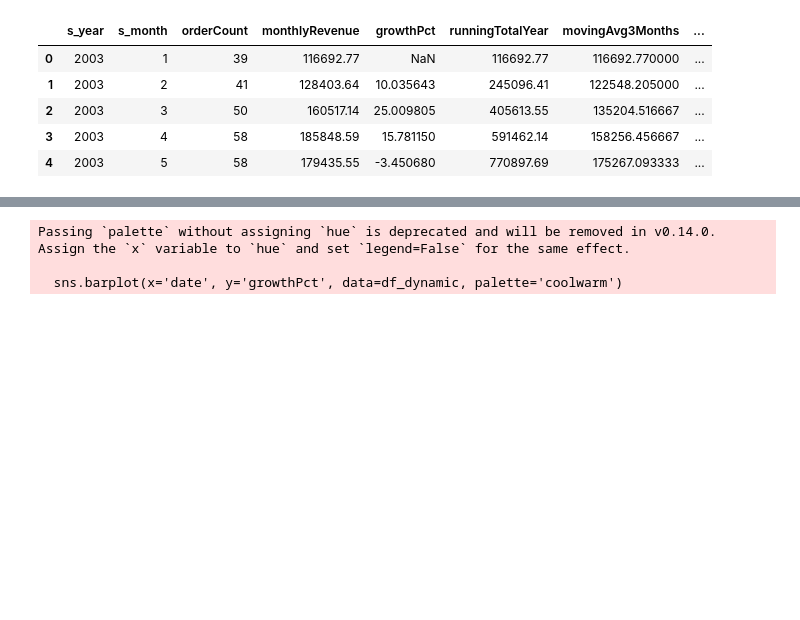
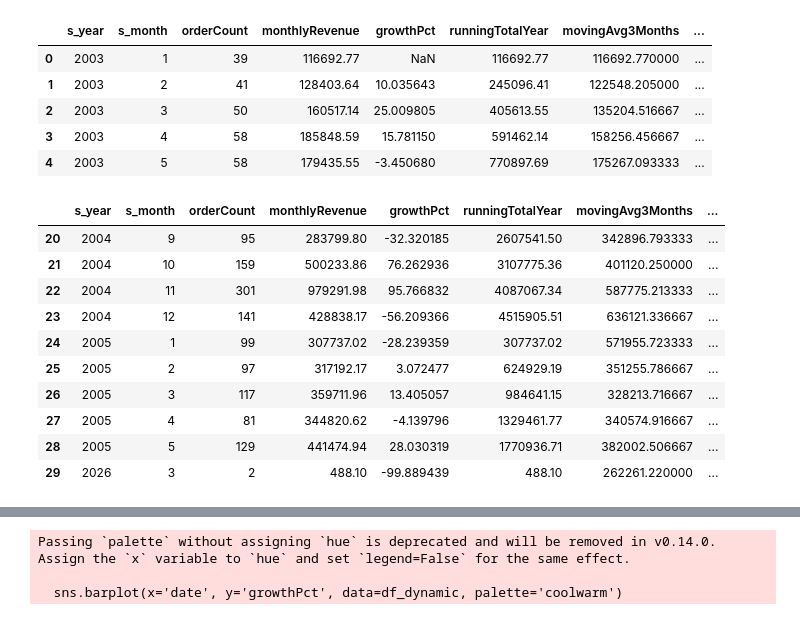
Before and after one commit to switlanakostyuk-ctrl/Apollo, a Jupyter notebook: my_script.ipynb, the cells around one changed output, grey strips where cells are left out. Drawn from its saved outputs; the diff is of its cells as text; code cells hidden in the pictures; blank space fills up the shorter version.

```diff
--- a/my_script.ipynb
+++ b/my_script.ipynb
@@ -439,3 +319,18 @@ display(df_dynamic.head())
 | 2 | 2003 | 3 | 50 | 160517.14 | 25.009805 | 405613.55 | 135204.516667 | ... |
 | 3 | 2003 | 4 | 58 | 185848.59 | 15.781150 | 591462.14 | 158256.456667 | ... |
 | 4 | 2003 | 5 | 58 | 179435.55 | -3.450680 | 770897.69 | 175267.093333 | ... |
+# %%
+df_dynamic['date'] = pd.to_datetime(df_dynamic['date'])
+df_dynamic.sort_values('date').tail(10)
+# %% [output]
+|  | s_year | s_month | orderCount | monthlyRevenue | growthPct | runningTotalYear | movingAvg3Months | ... |
+| 20 | 2004 | 9 | 95 | 283799.80 | -32.320185 | 2607541.50 | 342896.793333 | ... |
+| 21 | 2004 | 10 | 159 | 500233.86 | 76.262936 | 3107775.36 | 401120.250000 | ... |
+| 22 | 2004 | 11 | 301 | 979291.98 | 95.766832 | 4087067.34 | 587775.213333 | ... |
+| 23 | 2004 | 12 | 141 | 428838.17 | -56.209366 | 4515905.51 | 636121.336667 | ... |
+| 24 | 2005 | 1 | 99 | 307737.02 | -28.239359 | 307737.02 | 571955.723333 | ... |
+| 25 | 2005 | 2 | 97 | 317192.17 | 3.072477 | 624929.19 | 351255.786667 | ... |
+| 26 | 2005 | 3 | 117 | 359711.96 | 13.405057 | 984641.15 | 328213.716667 | ... |
+| 27 | 2005 | 4 | 81 | 344820.62 | -4.139796 | 1329461.77 | 340574.916667 | ... |
+| 28 | 2005 | 5 | 129 | 441474.94 | 28.030319 | 1770936.71 | 382002.506667 | ... |
+| 29 | 2026 | 3 | 2 | 488.10 | -99.889439 | 488.10 | 262261.220000 | ... |
```
Also changed, not shown: parts of 18 cells of this notebook.
